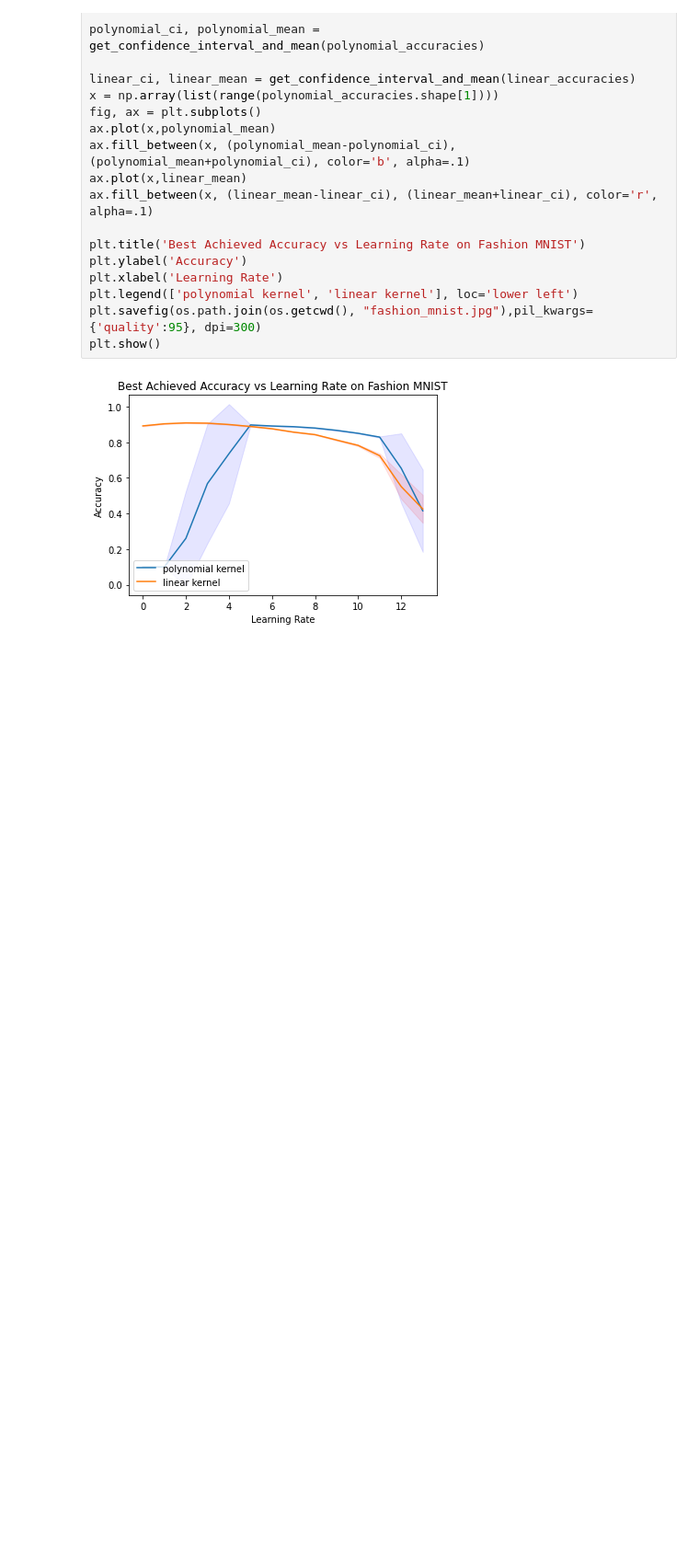
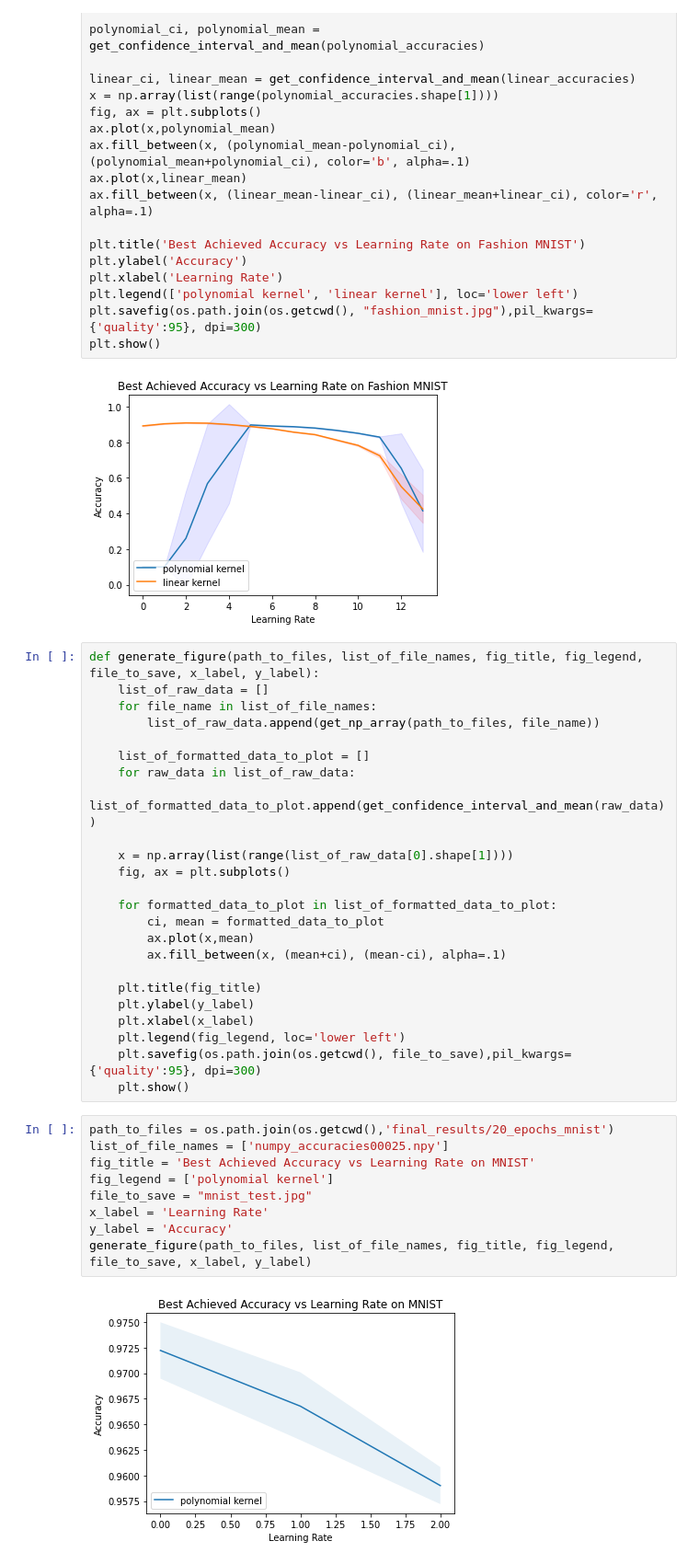
Before and after one commit to NickPerezCarletonUniversity/Kervolution, a Jupyter notebook: Create_Plots.ipynb, the cells around one changed output. Shown at 92% size. Cells and saved outputs as stored; diff of their text form; blank space fills up the shorter version.

```diff
--- a/Create_Plots.ipynb
+++ b/Create_Plots.ipynb
@@ -76,3 +76,38 @@ plt.savefig(os.path.join(os.getcwd(), "fashion_mnist.jpg"),pil_kwargs={'quality'
 plt.show()
 # %% [output]
 [figure]
+# %%
+def generate_figure(path_to_files, list_of_file_names, fig_title, fig_legend, file_to_save, x_label, y_label):
+    list_of_raw_data = []
+    for file_name in list_of_file_names:
+        list_of_raw_data.append(get_np_array(path_to_files, file_name))
+
+    list_of_formatted_data_to_plot = []
+    for raw_data in list_of_raw_data:
+        list_of_formatted_data_to_plot.append(get_confidence_interval_and_mean(raw_data))
+
+    x = np.array(list(range(list_of_raw_data[0].shape[1])))
+    fig, ax = plt.subplots()
+
+    for formatted_data_to_plot in list_of_formatted_data_to_plot:
+        ci, mean = formatted_data_to_plot
+        ax.plot(x,mean)
+        ax.fill_between(x, (mean+ci), (mean-ci), alpha=.1)
+
+    plt.title(fig_title)
+    plt.ylabel(y_label)
+    plt.xlabel(x_label)
+    plt.legend(fig_legend, loc='lower left')
+    plt.savefig(os.path.join(os.getcwd(), file_to_save),pil_kwargs={'quality':95}, dpi=300)
+    plt.show()
+# %%
+path_to_files = os.path.join(os.getcwd(),'final_results/20_epochs_mnist')
+list_of_file_names = ['numpy_accuracies00025.npy']
+fig_title = 'Best Achieved Accuracy vs Learning Rate on MNIST'
+fig_legend = ['polynomial kernel']
+file_to_save = "mnist_test.jpg"
+x_label = 'Learning Rate'
+y_label = 'Accuracy'
+generate_figure(path_to_files, list_of_file_names, fig_title, fig_legend, file_to_save, x_label, y_label)
+# %% [output]
+[figure, added]
```
Also changed, not shown: parts of 1 cell of this notebook, 1 other file.
